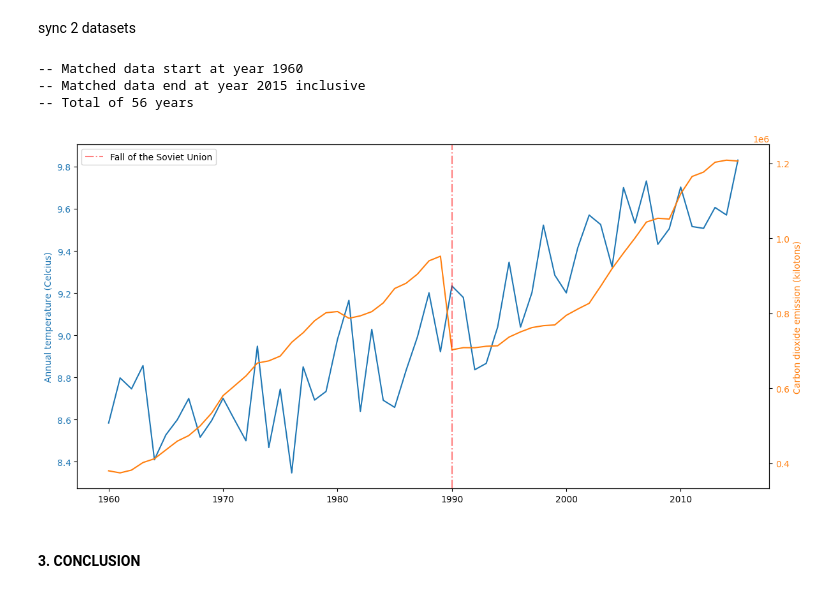
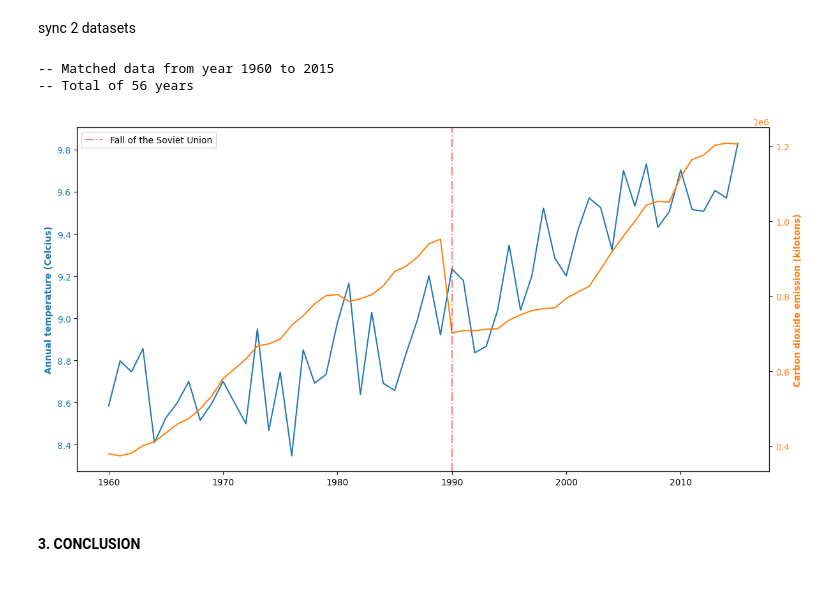
Before and after one commit to TGHuybu/AirPollutionAnalysis, a Jupyter notebook: GlobalWarmingAnalysis.ipynb, the cells around one changed output. Drawn from its saved outputs; the diff is of its cells as text; code cells hidden in the pictures.

Commit message:
code to draw new plot and observe

```diff
--- a/GlobalWarmingAnalysis.ipynb
+++ b/GlobalWarmingAnalysis.ipynb
@@ -30,10 +30,12 @@ country_co2_emission = pd.read_csv("data/co2_emissions_kt_by_country.csv")
 # %% [markdown]
 #### **2.2 Preprocessing**
 # %%
-globtemp = globtemp.dropna(axis=0)
-country_surftemp = country_surftemp.dropna(axis=0)
-country_co2_emission = country_co2_emission.dropna(axis=0)
+# globtemp = globtemp.dropna(axis=0)
+# country_surftemp = country_surftemp.dropna(axis=0)
+# country_co2_emission = country_co2_emission.dropna(axis=0)
 # %%
 globtemp_annual = globtemp.copy()
 globtemp_annual["dt"] = pd.to_datetime(globtemp_annual["dt"], format="%Y-%m-%d").dt.year
+globtemp_annual = globtemp_annual[["dt", "LandAverageTemperature", "LandAverageTemperatureUncertainty"]]
 globtemp_annual = globtemp_annual.groupby("dt").mean().reset_index()
+globtemp_annual.sample(3)
@@ -107,43 +138,45 @@ co2_emission_year_max = co2_emission_annual["year"].max()
 start_year = max(globtemp_year_min, co2_emission_year_min)
 end_year = min(globtemp_year_max, co2_emission_year_max)
 
-print(f"-- Matched data start at year {start_year}")
-print(f"-- Matched data end at year {end_year} inclusive")
+globtemp_matched = globtemp_annual.loc[
+    (globtemp_annual["dt"] >= start_year)
+    & (globtemp_annual["dt"] <= end_year)
+]
+
+co2_emission_matched = co2_emission_annual.loc[
+    (co2_emission_annual["year"] >= start_year)
+    & (co2_emission_annual["year"] <= end_year)
+]
+
+print(f"-- Matched data from year {start_year} to {end_year}")
 print(f"-- Total of {end_year - start_year + 1} years")
 # %% [output]
--- Matched data start at year 1960
--- Matched data end at year 2015 inclusive
+-- Matched data from year 1960 to 2015
 -- Total of 56 years
-# %%
-globtemp_matched = globtemp_annual.loc[globtemp_annual["dt"] >= start_year]
-globtemp_matched = globtemp_matched.loc[globtemp_matched["dt"] <= end_year]
-
-co2_emission_matched = co2_emission_annual.loc[co2_emission_annual["year"] >= start_year]
-co2_emission_matched = co2_emission_matched.loc[co2_emission_matched["year"] <= end_year]
 # %%
 matched_years = np.arange(start_year, end_year + 1)
 
 fig, ax_temp = plt.subplots()
 
 ax_temp.plot(matched_years, globtemp_matched["LandAverageTemperature"], color="tab:blue")
-ax_temp.set_ylabel("Annual temperature (Celcius)", color="tab:blue")
+ax_temp.set_ylabel("Annual temperature (Celcius)", color="tab:blue", fontweight="bold")
 ax_temp.tick_params(axis='y', labelcolor="tab:blue")
 
 ax_co2 = ax_temp.twinx()
 ax_co2.plot(matched_years, co2_emission_matched["value"], color="tab:orange")
-ax_co2.set_ylabel("Carbon dioxide emission (kilotons)", color="tab:orange")
+ax_co2.set_ylabel("Carbon dioxide emission (kilotons)", color="tab:orange", fontweight="bold")
 ax_co2.tick_params(axis='y', labelcolor="tab:orange")
 
 plt.axvline(1990, color="red", alpha=0.5, linestyle="-.", label="Fall of the Soviet Union")
 
 plt.legend()
 
 fig = plt.gcf()
 fig.set_size_inches((14, 7))
 
 plt.show()
 # %% [output]
-[figure, old version]
+[figure, new version]
 # %% [markdown]
 #### **3. CONCLUSION**
 # %% [markdown]
```
Also changed, not shown: parts of 9 cells of this notebook.
